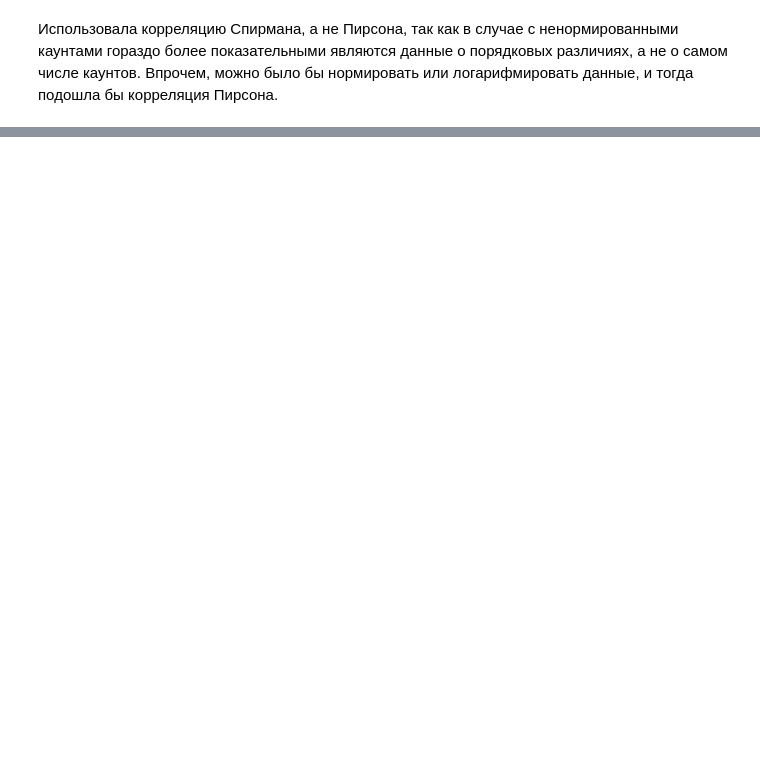
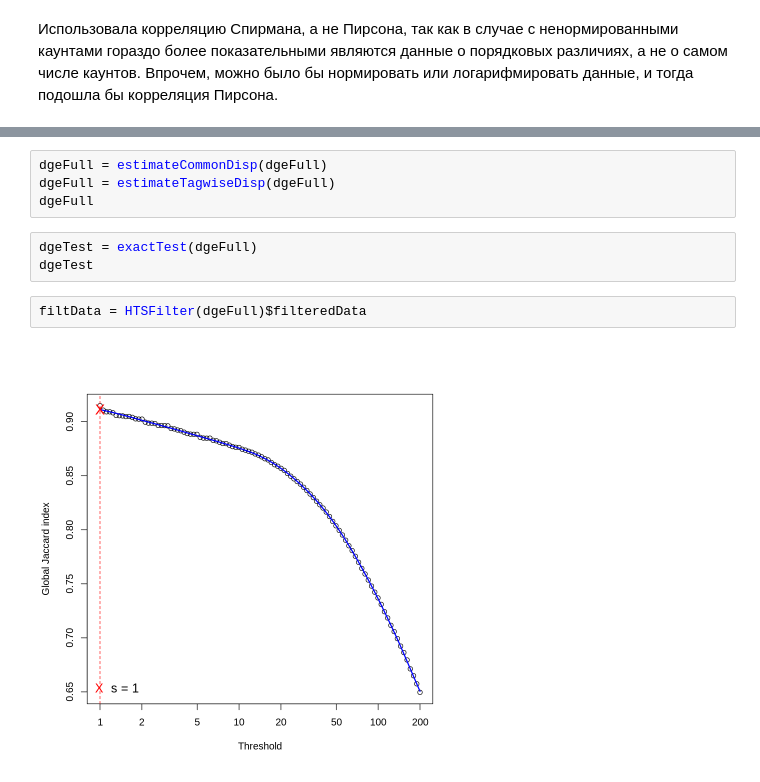
Before and after one commit to solovkovaveta/Ribo-Seq-task, a Jupyter notebook: RiboSeqMishina.ipynb, the cells around one changed output, grey strips where cells are left out. Saved outputs shown, nothing was run; the diff lists cells and outputs as text; blank space fills up the shorter version.

```diff
--- a/RiboSeqMishina.ipynb
+++ b/RiboSeqMishina.ipynb
@@ -67,0 +259,11 @@ ERROR: ignored
+# %%
+dgeFull = estimateCommonDisp(dgeFull)
+dgeFull = estimateTagwiseDisp(dgeFull)
+dgeFull
+# %%
+dgeTest = exactTest(dgeFull)
+dgeTest
+# %%
+filtData = HTSFilter(dgeFull)$filteredData
+# %% [output]
+[figure, added]
```
Also changed, not shown: parts of 60 cells of this notebook.
